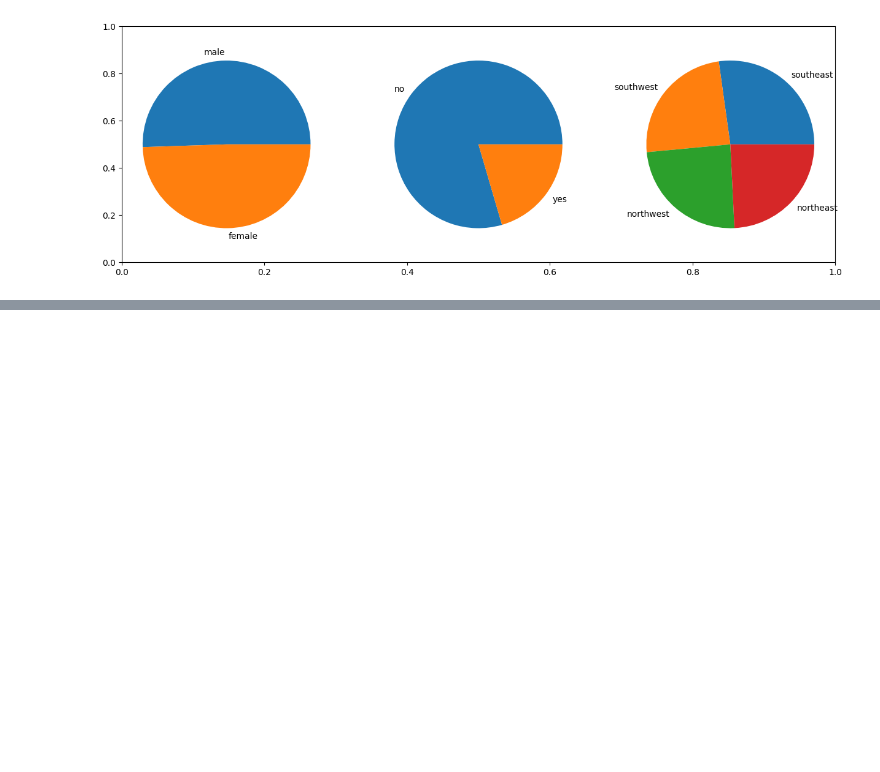
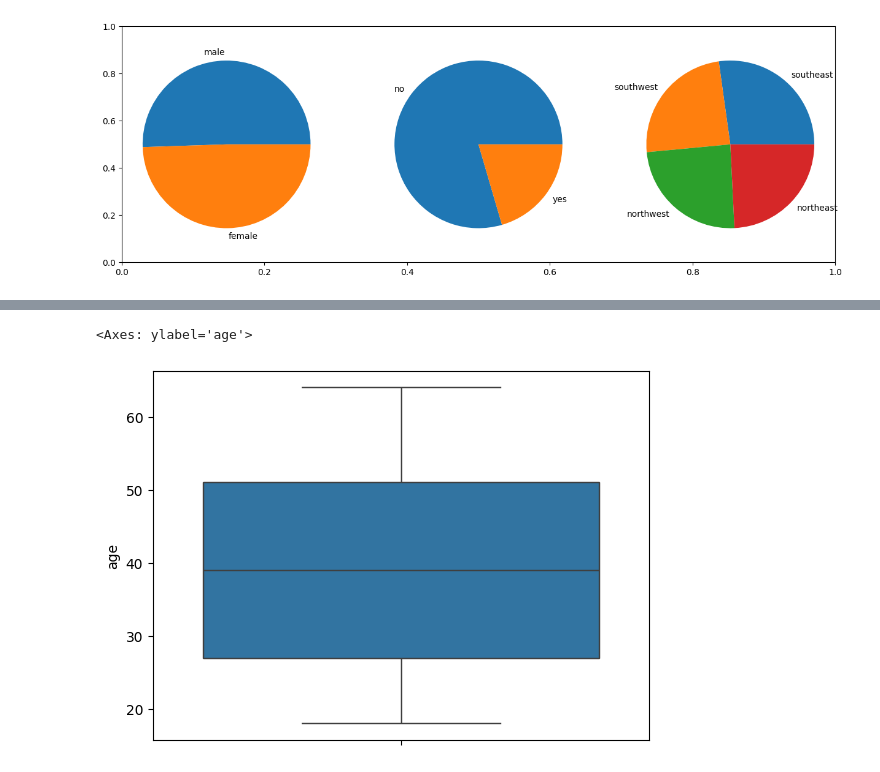
Before and after one commit to robinsingh-rs/data-science-portfolio, a Jupyter notebook: medical insurance price prediction/Untitled-1.ipynb, the cells around one changed output, grey strips where cells are left out. Cells and saved outputs as stored; diff of their text form; code cells hidden in the pictures; blank space fills up the shorter version.

```diff
--- a/medical insurance price prediction/Untitled-1.ipynb
+++ b/medical insurance price prediction/Untitled-1.ipynb
@@ -81,0 +92,7 @@ NameError: name 'df' is not defined
+# %%
+df.drop_duplicates(inplace=True)
+# %%
+sns.boxplot(df['age'])
+# %% [output]
+<Axes: ylabel='age'>
+[figure, added]
```
Also changed, not shown: parts of 9 cells of this notebook.
